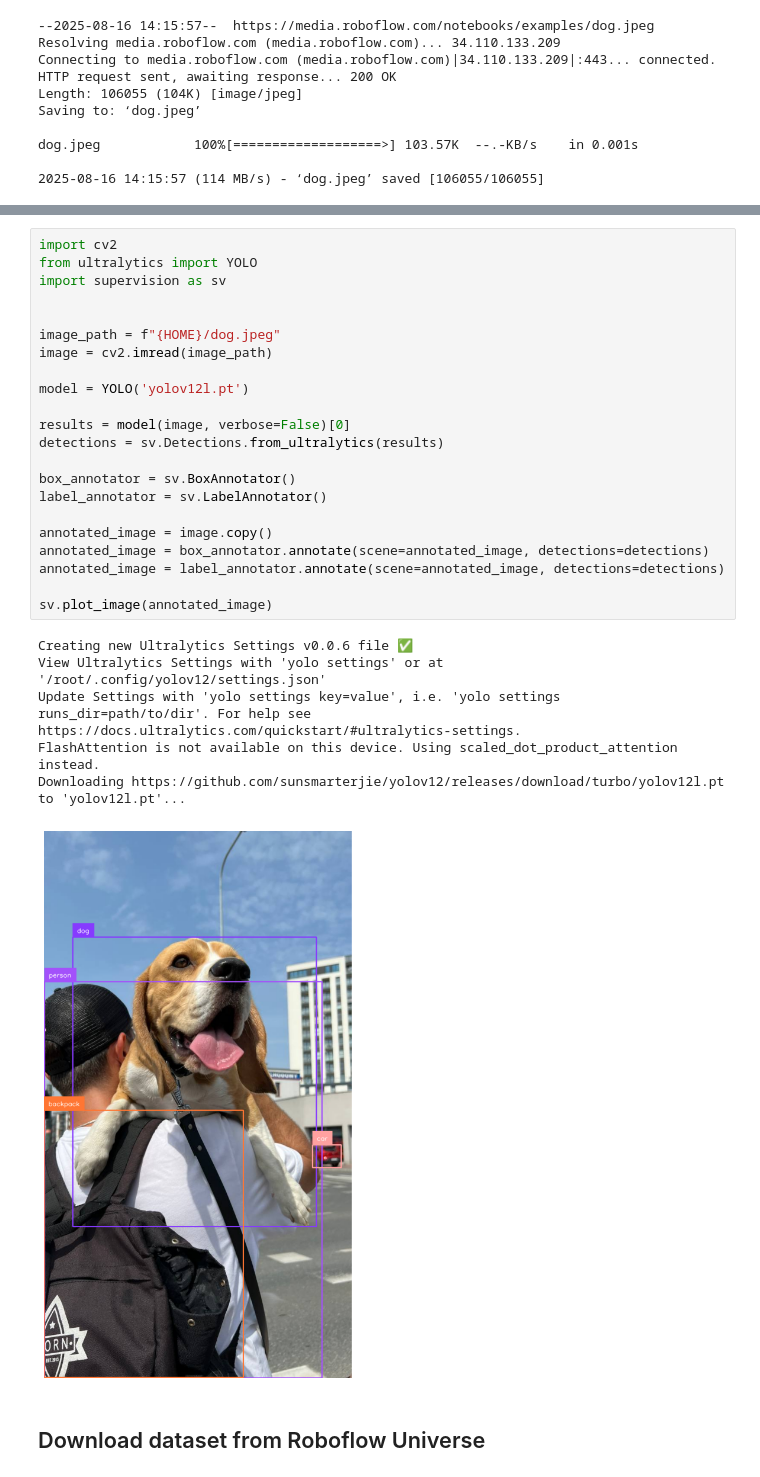
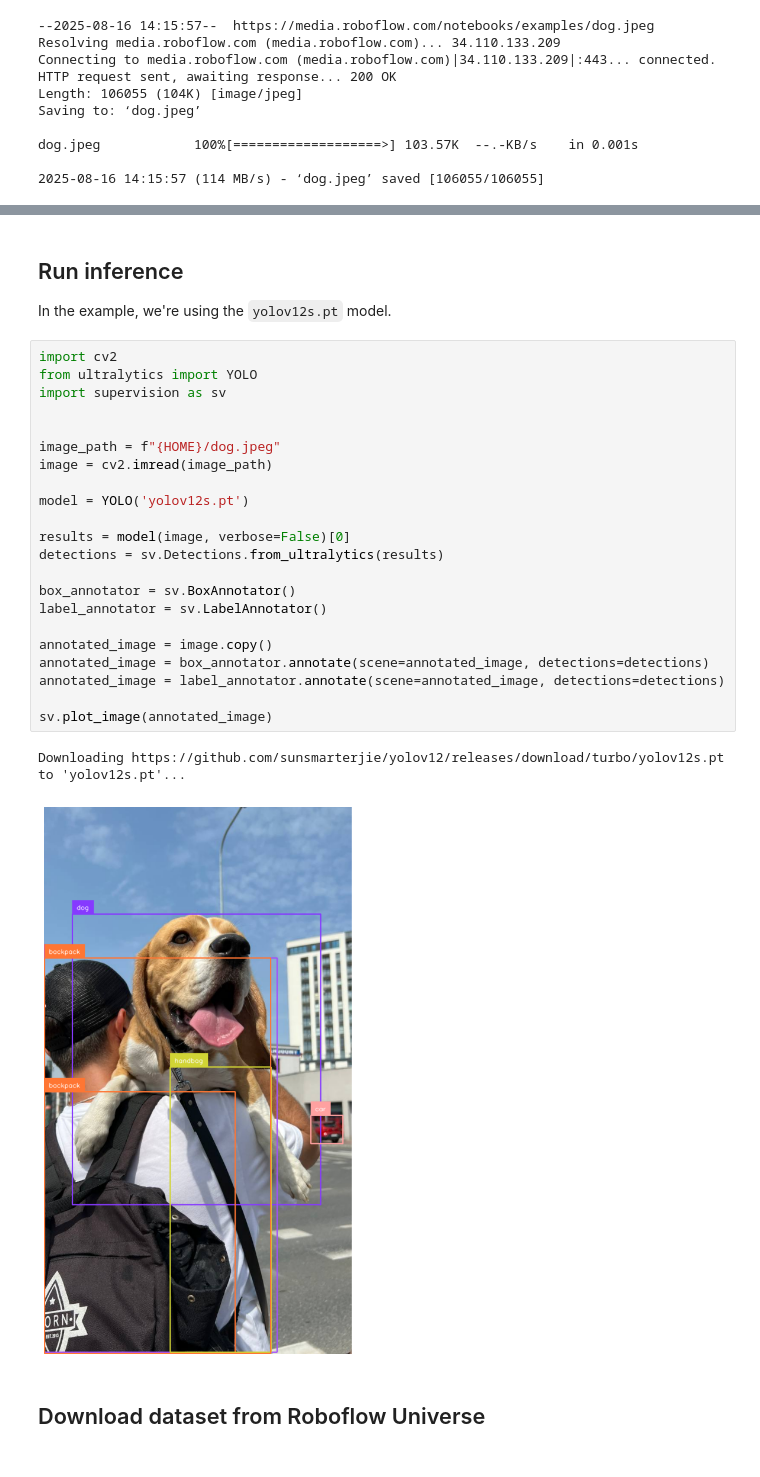
Before and after one commit to MahmoudEmadSlman/MahmoudEmadSlman, a Jupyter notebook: notebooks/train-yolov12-object-detection-model.ipynb, the cells around one changed output, grey strips where cells are left out. Cells and saved outputs as stored; diff of their text form.

```diff
--- a/notebooks/train-yolov12-object-detection-model.ipynb
+++ b/notebooks/train-yolov12-object-detection-model.ipynb
@@ -63,32 +59,32 @@ In the example, we're using the `yolov12l.pt` model, but you can experiment with
+# %% [markdown]
+## Run inference
+
+In the example, we're using the `yolov12s.pt` model.
 # %%
 import cv2
 from ultralytics import YOLO
 import supervision as sv
 
 
 image_path = f"{HOME}/dog.jpeg"
 image = cv2.imread(image_path)
 
-model = YOLO('yolov12l.pt')
+model = YOLO('yolov12s.pt')
 
 results = model(image, verbose=False)[0]
 detections = sv.Detections.from_ultralytics(results)
 
 box_annotator = sv.BoxAnnotator()
 label_annotator = sv.LabelAnnotator()
 
 annotated_image = image.copy()
 annotated_image = box_annotator.annotate(scene=annotated_image, detections=detections)
 annotated_image = label_annotator.annotate(scene=annotated_image, detections=detections)
 
 sv.plot_image(annotated_image)
 # %% [output]
-Creating new Ultralytics Settings v0.0.6 file ✅
-View Ultralytics Settings with 'yolo settings' or at '/root/.config/yolov12/settings.json'
-Update Settings with 'yolo settings key=value', i.e. 'yolo settings runs_dir=path/to/dir'. For help see https://docs.ultralytics.com/quickstart/#ultralytics-settings.
-FlashAttention is not available on this device. Using scaled_dot_product_attention instead.
-Downloading https://github.com/sunsmarterjie/yolov12/releases/download/turbo/yolov12l.pt to 'yolov12l.pt'...
+Downloading https://github.com/sunsmarterjie/yolov12/releases/download/turbo/yolov12s.pt to 'yolov12s.pt'...
-[figure, old version]
+[figure, new version]
 # %% [markdown]
 ## Download dataset from Roboflow Universe
 # %%
```
Also changed, not shown: parts of 7 cells of this notebook.
